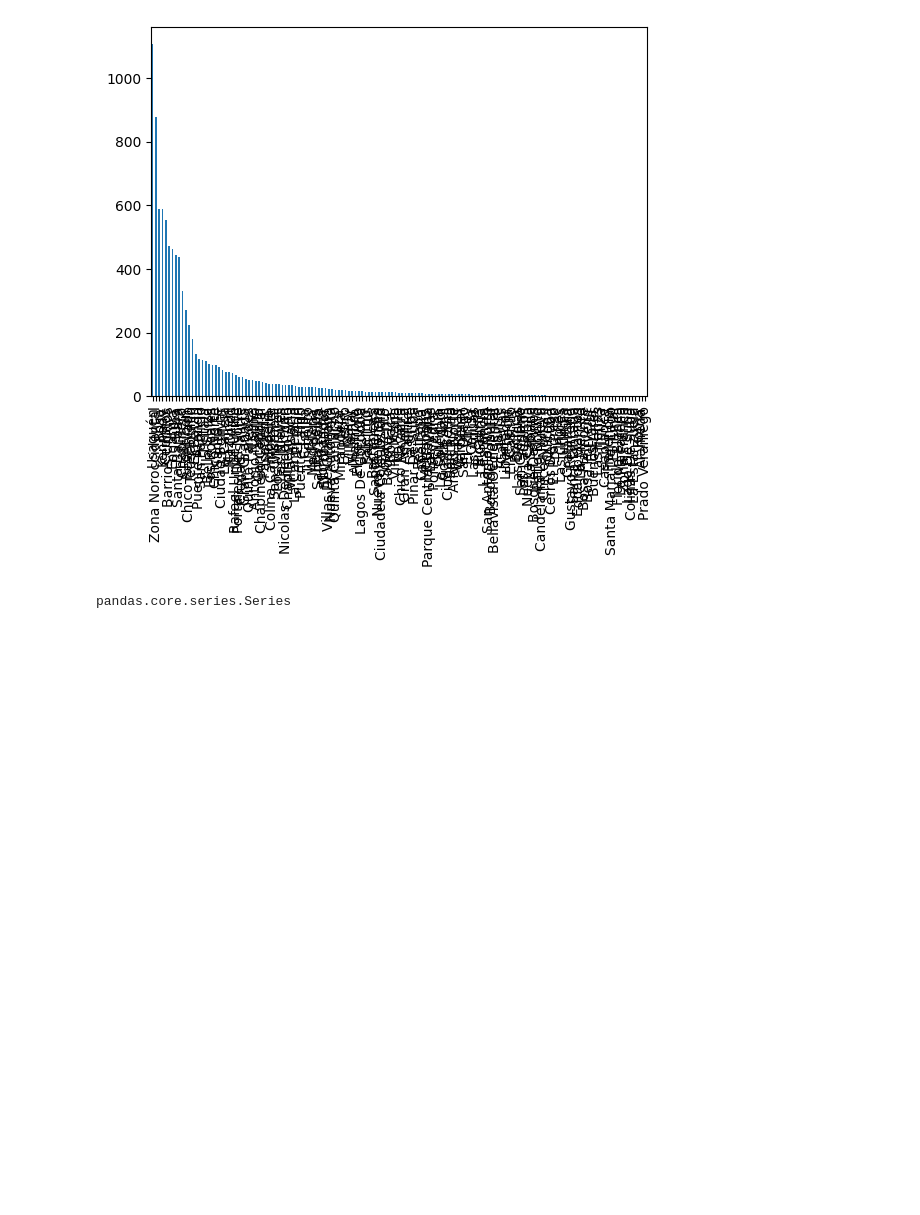
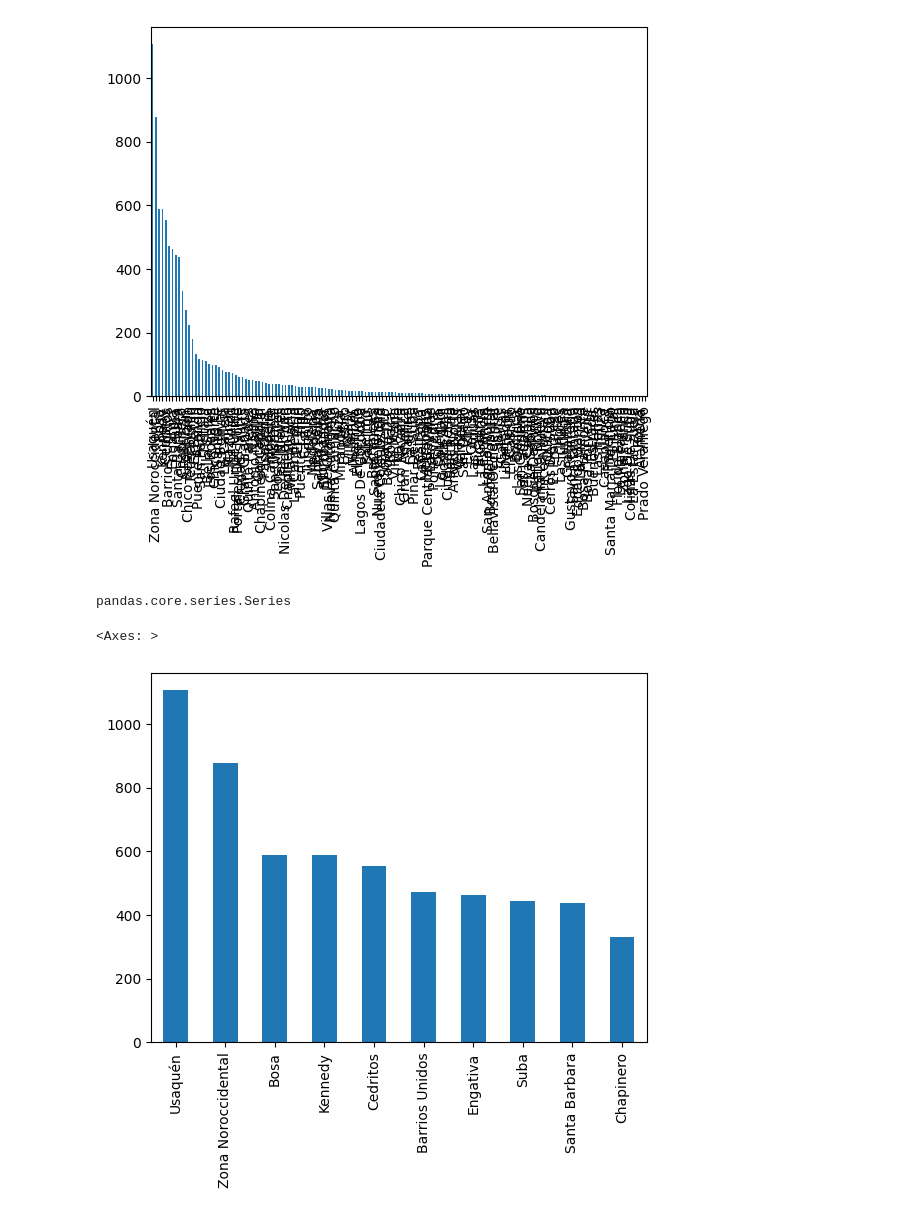
Before and after one commit to AllenJDelgado/AllenJDelgado, a Jupyter notebook: INMERSION_DATOS_AULA_1.ipynb, the cells around one changed output. Drawn from its saved outputs; the diff is of its cells as text; code cells hidden in the pictures; blank space fills up the shorter version.

```diff
--- a/INMERSION_DATOS_AULA_1.ipynb
+++ b/INMERSION_DATOS_AULA_1.ipynb
@@ -149,3 +149,8 @@ inmuebles_chico = (inmuebles.Barrio =='Chico Reservado')
 type(inmuebles_chico)
 # %% [output]
 pandas.core.series.Series
+# %%
+inmuebles_barrio.head(10).plot.bar()
+# %% [output]
+<Axes: >
+[figure, added]
```
Also changed, not shown: parts of 14 cells of this notebook.
